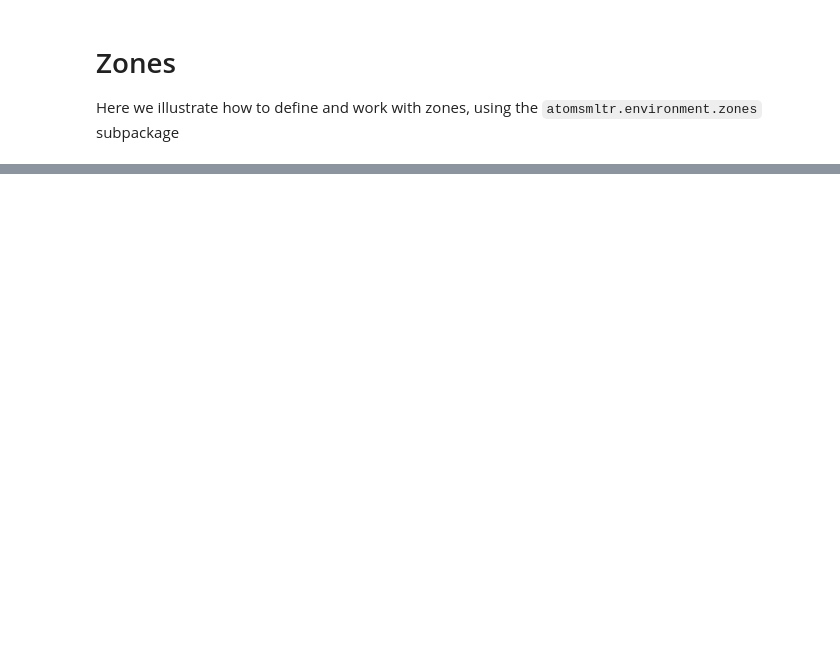
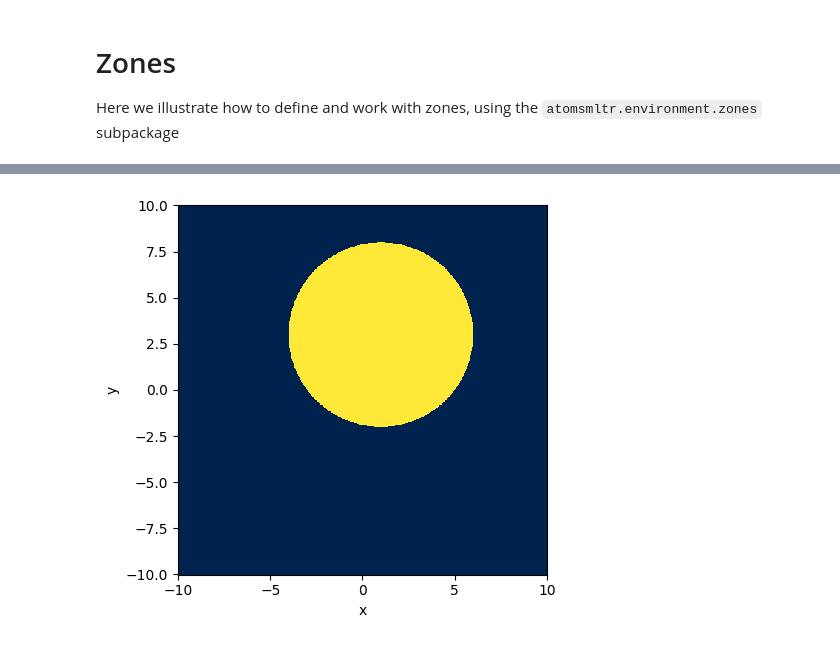
Before and after one commit to adareau/atomSmltr, a Jupyter notebook: docs/_notebook_examples/components/04-zones.ipynb, the cells around one changed output, grey strips where cells are left out. Saved outputs shown, nothing was run; the diff lists cells and outputs as text; code cells hidden in the pictures; blank space fills up the shorter version.

```diff
--- a/docs/_notebook_examples/components/04-zones.ipynb
+++ b/docs/_notebook_examples/components/04-zones.ipynb
@@ -6,0 +91,29 @@ Here we illustrate how to define and work with zones, using the ``atomsmltr.envi
+# %%
+from atomsmltr.environment import Cylinder
+import numpy as np
+import matplotlib.pyplot as plt
+
+# -- setup zone
+zone = Cylinder(origin=(1,3,0), direction=(0,0,1), radius=5, target="position")
+
+# -- plot
+
+# prepare the grid
+grid = np.mgrid[-10:10:500j, -10:10:500j, 0:0:1j]
+grid = np.squeeze(grid)
+X, Y, _ = grid
+X, Y = X.T, Y.T
+pos = grid.T
+
+# compute result
+res = zone.in_zone(pos)
+
+# plot
+plt.figure()
+plt.pcolormesh(X, Y, res, cmap="cividis")
+plt.gca().set_aspect('equal')
+plt.xlabel("x")
+plt.ylabel("y")
+plt.show()
+# %% [output]
+[figure, added]
```
Also changed, not shown: parts of 17 cells of this notebook, 1 other file.
